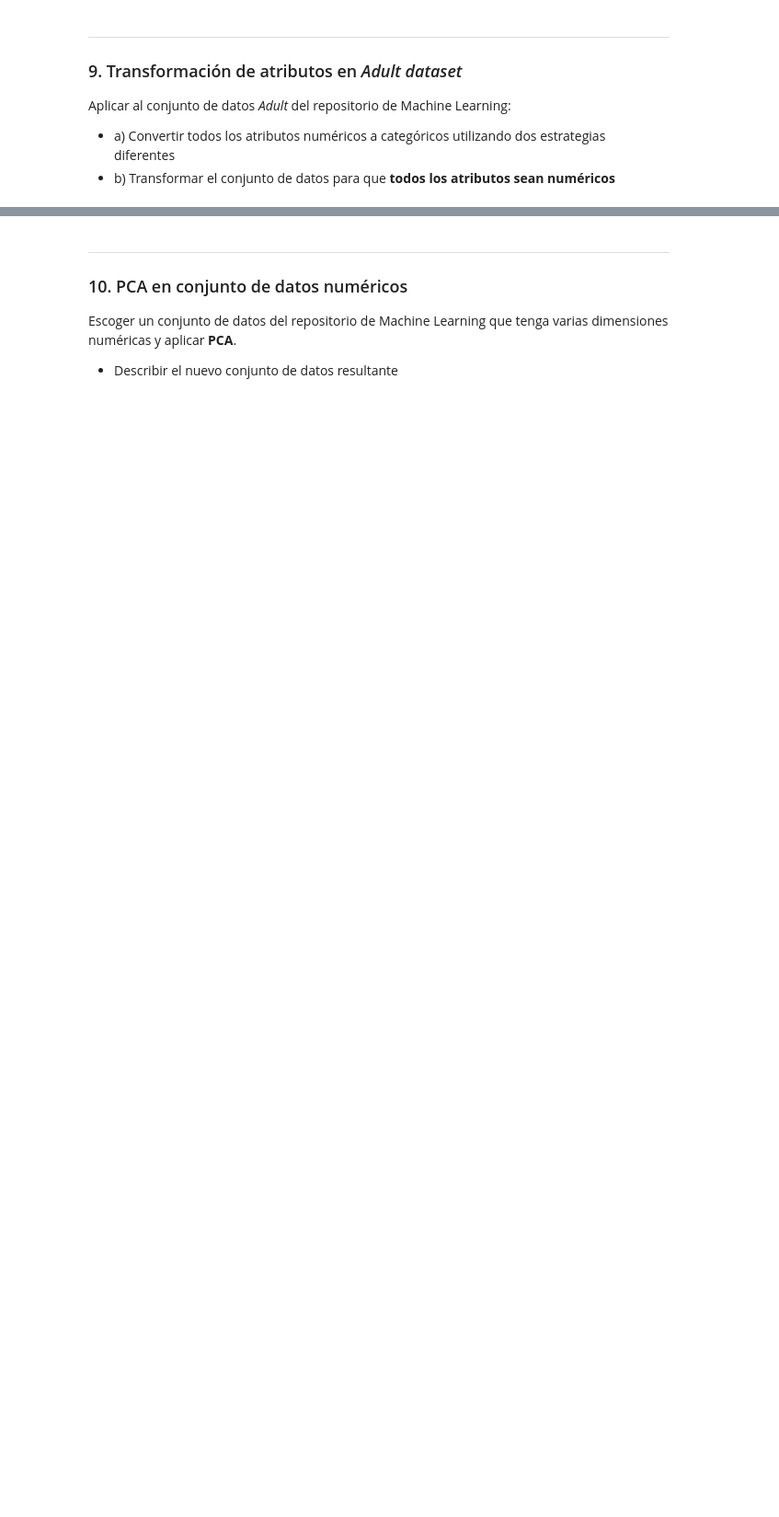
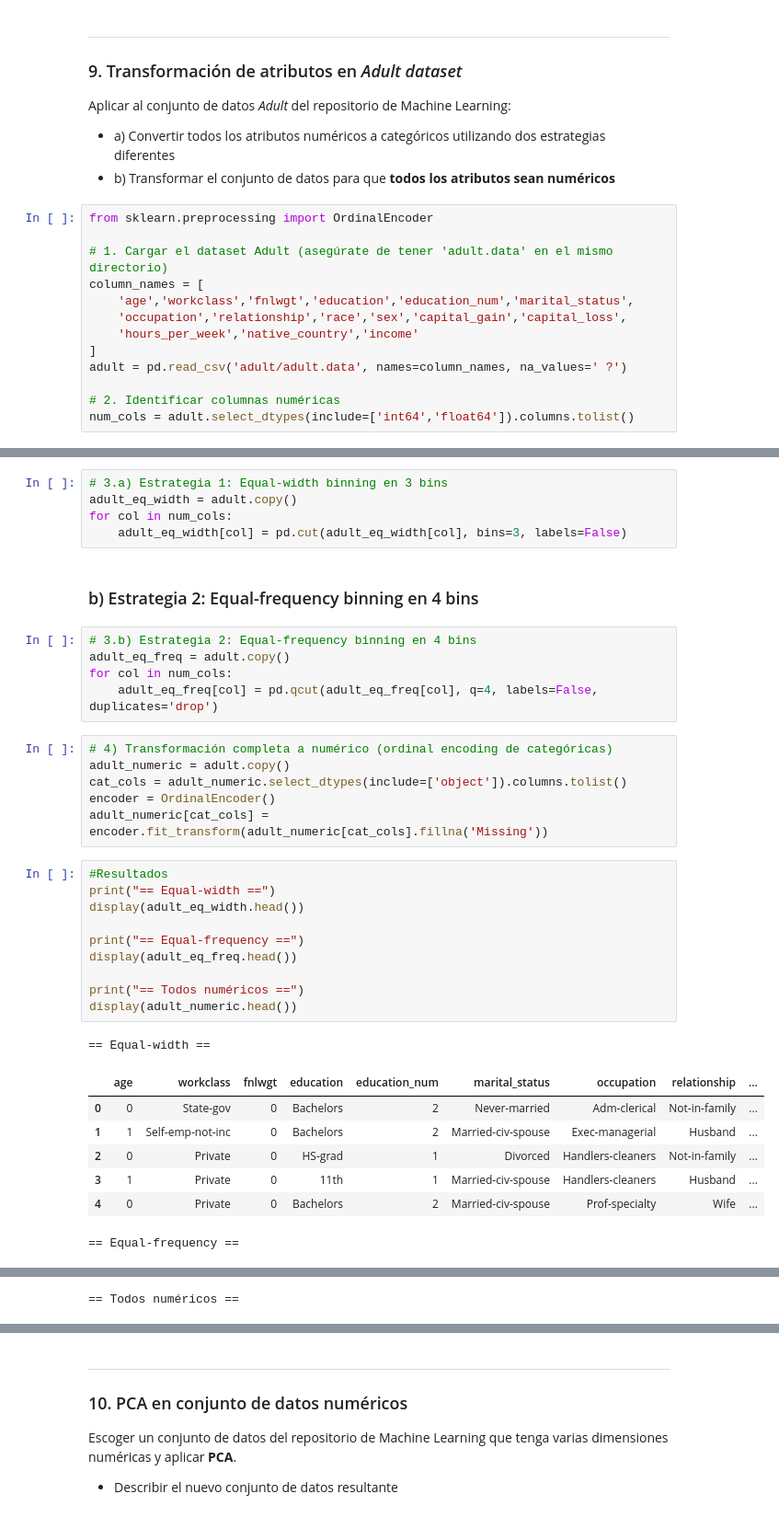
Before and after one commit to jodiazro/TallerPreprocesamientoMD, a Jupyter notebook: TallerPreprocesamiento.ipynb, the cells around one changed output, grey strips where cells are left out. Shown at 92% size. Cells and saved outputs as stored; diff of their text form; blank space fills up the shorter version.

```diff
--- a/TallerPreprocesamiento.ipynb
+++ b/TallerPreprocesamiento.ipynb
@@ -400,3 +477,16 @@ Aplicar al conjunto de datos *Adult* del repositorio de Machine Learning:
 
 * a) Convertir todos los atributos numéricos a categóricos utilizando dos estrategias diferentes
 * b) Transformar el conjunto de datos para que **todos los atributos sean numéricos**
+# %%
+from sklearn.preprocessing import OrdinalEncoder
+
+# 1. Cargar el dataset Adult (asegúrate de tener 'adult.data' en el mismo directorio)
+column_names = [
+    'age','workclass','fnlwgt','education','education_num','marital_status',
+    'occupation','relationship','race','sex','capital_gain','capital_loss',
+    'hours_per_week','native_country','income'
+]
+adult = pd.read_csv('adult/adult.data', names=column_names, na_values=' ?')
+
+# 2. Identificar columnas numéricas
+num_cols = adult.select_dtypes(include=['int64','float64']).columns.tolist()
@@ -402,0 +495,37 @@ Aplicar al conjunto de datos *Adult* del repositorio de Machine Learning:
+# %%
+# 3.a) Estrategia 1: Equal-width binning en 3 bins
+adult_eq_width = adult.copy()
+for col in num_cols:
+    adult_eq_width[col] = pd.cut(adult_eq_width[col], bins=3, labels=False)
+# %% [markdown]
+### b) Estrategia 2: Equal-frequency binning en 4 bins
+# %%
+# 3.b) Estrategia 2: Equal-frequency binning en 4 bins
+adult_eq_freq = adult.copy()
+for col in num_cols:
+    adult_eq_freq[col] = pd.qcut(adult_eq_freq[col], q=4, labels=False, duplicates='drop')
+# %%
+# 4) Transformación completa a numérico (ordinal encoding de categóricas)
+adult_numeric = adult.copy()
+cat_cols = adult_numeric.select_dtypes(include=['object']).columns.tolist()
+encoder = OrdinalEncoder()
+adult_numeric[cat_cols] = encoder.fit_transform(adult_numeric[cat_cols].fillna('Missing'))
+# %%
+#Resultados
+print("== Equal-width ==")
+display(adult_eq_width.head())
+
+print("== Equal-frequency ==")
+display(adult_eq_freq.head())
+
+print("== Todos numéricos ==")
+display(adult_numeric.head())
+# %% [output]
+== Equal-width ==
+|  | age | workclass | fnlwgt | education | education_num | marital_status | occupation | relationship | ... |
+| 0 | 0 | State-gov | 0 | Bachelors | 2 | Never-married | Adm-clerical | Not-in-family | ... |
+| 1 | 1 | Self-emp-not-inc | 0 | Bachelors | 2 | Married-civ-spouse | Exec-managerial | Husband | ... |
+| 2 | 0 | Private | 0 | HS-grad | 1 | Divorced | Handlers-cleaners | Not-in-family | ... |
+| 3 | 1 | Private | 0 | 11th | 1 | Married-civ-spouse | Handlers-cleaners | Husband | ... |
+| 4 | 0 | Private | 0 | Bachelors | 2 | Married-civ-spouse | Prof-specialty | Wife | ... |
+== Equal-frequency ==
@@ -402,0 +538 @@ Aplicar al conjunto de datos *Adult* del repositorio de Machine Learning:
+== Todos numéricos ==
```
Also changed, not shown: parts of 6 cells of this notebook, 5 other files.
